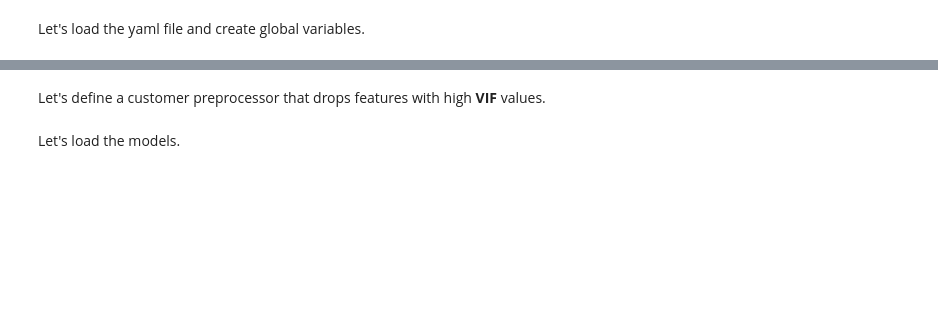
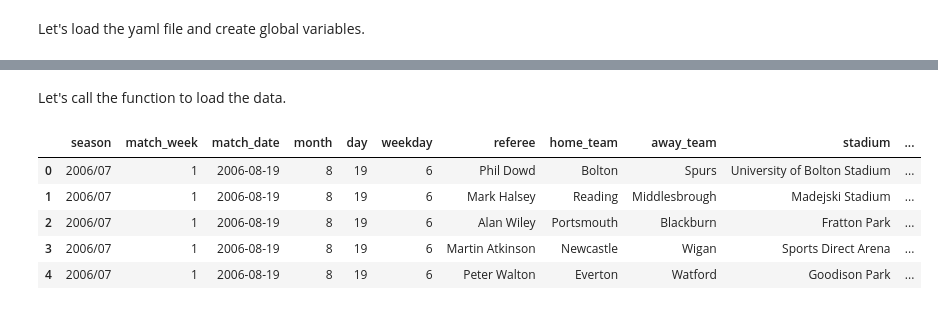
Before and after one commit to Theynalzada/epl_engine, a Jupyter notebook: Notebooks/Engine Evaluation.ipynb, the cells around one changed output, grey strips where cells are left out. Saved outputs shown, nothing was run; the diff lists cells and outputs as text; code cells hidden in the pictures; blank space fills up the shorter version.

```diff
--- a/Notebooks/Engine Evaluation.ipynb
+++ b/Notebooks/Engine Evaluation.ipynb
@@ -130,2 +30,0 @@ class FeatureReallocator(BaseEstimator, TransformerMixin):
-# %% [markdown]
-Let's define a customer preprocessor that drops features with high **VIF** values.
@@ -177,2 +34,2 @@ class VifDropper(BaseEstimator, TransformerMixin):
 # %% [markdown]
-Let's load the models.
+Let's call the function to load the data.
@@ -203 +36,26 @@ with open(file = SHADOW_WIN_MODEL_PATH, mode = 'rb') as pickled_model:
+# %%
+# Calling the function to load the dataset
+df = load_data()
+
+# Loading the test set
+current_season_df = pd.read_parquet(path = f"../Data/Converted data/{CURRENT_SEASON}_season.parquet.brotli", engine = "fastparquet")
+
+# Casting the data type of match date variable from object to datetime
+current_season_df.match_date = pd.to_datetime(arg = current_season_df.match_date, yearfirst = True)
+
+# Sorting the matches in ascending order
+current_season_df = current_season_df.sort_values(by = "match_date").reset_index(drop = True)
+
+# Concatenating the data frames
+df = pd.concat(objs = [df, current_season_df], ignore_index = True)
+
+# Displaying the first five records
+df.head()
+# %% [output]
+|  | season | match_week | match_date | month | day | weekday | referee | home_team | away_team | stadium | ... |
+| 0 | 2006/07 | 1 | 2006-08-19 | 8 | 19 | 6 | Phil Dowd | Bolton | Spurs | University of Bolton Stadium | ... |
+| 1 | 2006/07 | 1 | 2006-08-19 | 8 | 19 | 6 | Mark Halsey | Reading | Middlesbrough | Madejski Stadium | ... |
+| 2 | 2006/07 | 1 | 2006-08-19 | 8 | 19 | 6 | Alan Wiley | Portsmouth | Blackburn | Fratton Park | ... |
+| 3 | 2006/07 | 1 | 2006-08-19 | 8 | 19 | 6 | Martin Atkinson | Newcastle | Wigan | Sports Direct Arena | ... |
+| 4 | 2006/07 | 1 | 2006-08-19 | 8 | 19 | 6 | Peter Walton | Everton | Watford | Goodison Park | ... |
 # %% [markdown]
```
Also changed, not shown: parts of 28 cells of this notebook, 17 other files.
